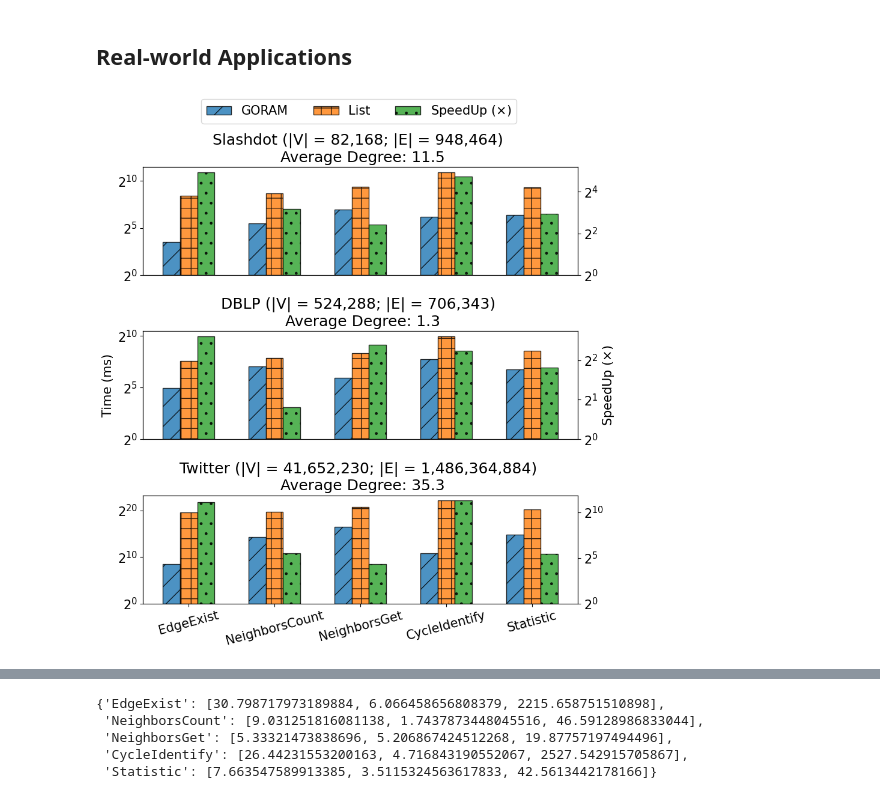
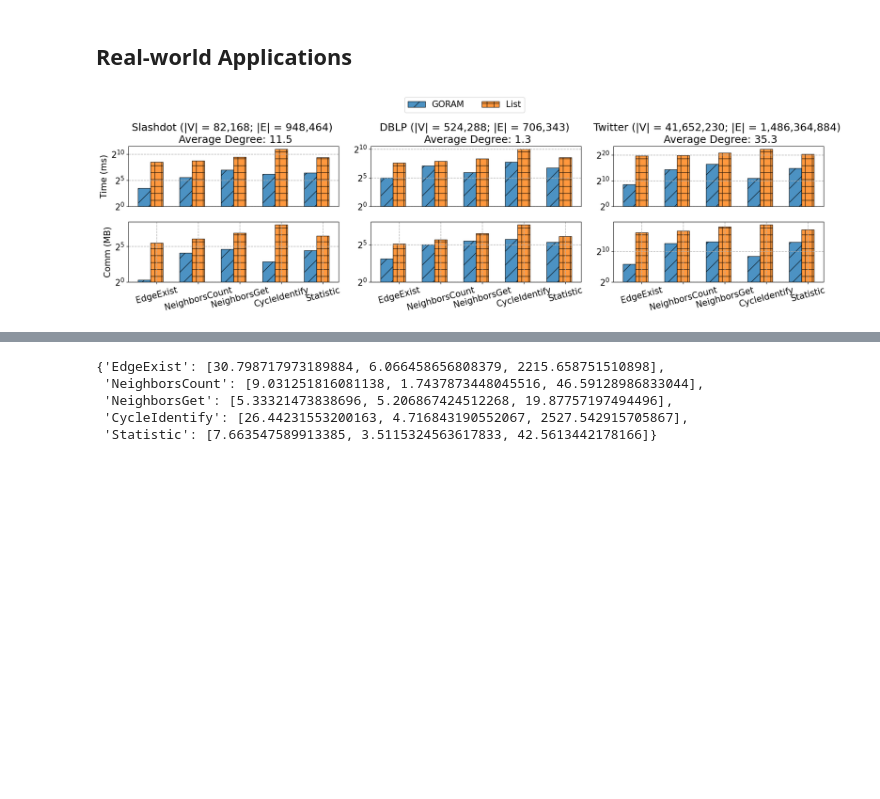
Before and after one commit to LiuXin11235/aby3, a Jupyter notebook: privGraph/analysis.ipynb, the cells around one changed output, grey strips where cells are left out. Cells and saved outputs as stored; diff of their text form; code cells hidden in the pictures; blank space fills up the shorter version.

```diff
--- a/privGraph/analysis.ipynb
+++ b/privGraph/analysis.ipynb
@@ -44,6 +74,4 @@ times_twitter = {
 # %%
-from matplotlib.ticker import FuncFormatter
-
 title_dict = {
     "slashdot": "Slashdot (|V| = 82,168; |E| = 948,464) \n Average Degree: 11.5",
     "dblp": "DBLP (|V| = 524,288; |E| = 706,343) \n Average Degree: 1.3",
@@ -51,60 +79,106 @@ title_dict = {
 }
 
 plt.rcParams['font.size'] = 15
-fig, axs = plt.subplots(3, 1, figsize=(9, 9))
+fig, axs_list = plt.subplots(2, 3, figsize=(18, 5))
 
 target_dicts = ["slashdot", "dblp", "twitter"]
 hatch_list = ["/", "+", "."]
 color_list = plt.cm.tab10([0, 1, 2])
 
 # for target in target_dicts:
+axs = axs_list[0]
 for i in range(len(target_dicts)):
     target = target_dicts[i]
     ax = axs[i]
-    ax2 = ax.twinx()
+    # ax2 = ax.twinx()
     t_dict = eval("times_" + target)
 
     operations = list(t_dict.keys())
     privGraph_times = np.array([t_dict[op]["privGraph"] for op in t_dict])
     edgelist_times = np.array([t_dict[op]["edgelist"] for op in t_dict])
 
     x = np.arange(len(operations))
-    width = 0.2
+    width = 0.3
 
     if(i == 0):
         ax.bar(x - width, np.log2(privGraph_times), width, label='GORAM', edgecolor='black', hatch=hatch_list[0], color=color_list[0], alpha=0.8)
         ax.bar(x, np.log2(edgelist_times), width, label='List', edgecolor='black', hatch=hatch_list[1], color=color_list[1], alpha=0.8)
-        ax2.bar(x + width, np.log2(edgelist_times / privGraph_times), width, label='SpeedUp ($\\times$)', edgecolor='black', hatch=hatch_list[2], color=color_list[2], alpha=0.8)
+        # ax2.bar(x + width, np.log2(edgelist_times / privGraph_times), width, label='SpeedUp ($\\times$)', edgecolor='black', hatch=hatch_list[2], color=color_list[2], alpha=0.8)
     else:
         ax.bar(x - width, np.log2(privGraph_times), width, edgecolor='black', hatch=hatch_list[0], color=color_list[0], alpha=0.8)
         ax.bar(x, np.log2(edgelist_times), width, edgecolor='black', hatch=hatch_list[1], color=color_list[1], alpha=0.8)
-        ax2.bar(x + width, np.log2(edgelist_times / privGraph_times), width, edgecolor='black', hatch=hatch_list[2], color=color_list[2], alpha=0.8)
+        # ax2.bar(x + width, np.log2(edgelist_times / privGraph_times), width, edgecolor='black', hatch=hatch_list[2], color=color_list[2], alpha=0.8)
 
-    if(i == 1):
+    if(i == 0):
         ax.set_ylabel('Time (ms)', fontsize=15)
-        ax2.set_ylabel('SpeedUp ($\\times$)', fontsize=15)
+        # ax2.set_ylabel('SpeedUp ($\\times$)', fontsize=15)
 
     log2formatter = FuncFormatter(log_2_formatter)
     ax.set_title(title_dict[target])
     ax.yaxis.set_major_formatter(log2formatter)
-    ax2.yaxis.set_major_formatter(log2formatter)
+    ax.grid(which='both', linestyle='--', linewidth=1)
+    # ax.yaxis.set_major_locator(MultipleLocator(1))
+    # ax2.yaxis.set_major_formatter(log2formatter)
+    ax.set_xticks([])
+    # ax.set_xticklabels(operations, rotation=15)
+    # ax.set_xticks(rotation=45)
+    # if(i == 2):
+        # ax.set_xticks(x)
+        # ax.set_xticklabels(operations, rotation=15)
+    # else:
+        # ax.set_xticks([])
 
+axs = axs_list[1]
+for i in range(len(target_dicts)):
+    target = target_dicts[i]
+    ax = axs[i]
+    # ax2 = ax.twinx()
+    t_dict = eval("comm_" + target)
+
+    operations = list(t_dict.keys())
+    privGraph_times = np.array([t_dict[op]["privGraph"] for op in t_dict])
+    edgelist_times = np.array([t_dict[op]["edgelist"] for op in t_dict])
+
+    x = np.arange(len(operations))
+    width = 0.3
+
+    # if(i == 0):
+        # ax.bar(x - width, np.log2(privGraph_times), width, label='GORAM', edgecolor='black', hatch=hatch_list[0], color=color_list[0], alpha=0.8)
+        # ax.bar(x, np.log2(edgelist_times), width, label='List', edgecolor='black', hatch=hatch_list[1], color=color_list[1], alpha=0.8)
+        # ax2.bar(x + width, np.log2(edgelist_times / privGraph_times), width, label='SpeedUp ($\\times$)', edgecolor='black', hatch=hatch_list[2], color=color_list[2], alpha=0.8)
+    # else:
+    ax.bar(x - width, np.log2(privGraph_times), width, edgecolor='black', hatch=hatch_list[0], color=color_list[0], alpha=0.8)
+    ax.bar(x, np.log2(edgelist_times), width, edgecolor='black', hatch=hatch_list[1], color=color_list[1], alpha=0.8)
+        # ax2.bar(x + width, np.log2(edgelist_times / privGraph_times), width, edgecolor='black', hatch=hatch_list[2], color=color_list[2], alpha=0.8)
+
+    if(i == 0):
+        ax.set_ylabel('Comm (MB)', fontsize=15)
+        # ax2.set_ylabel('SpeedUp ($\\times$)', fontsize=15)
+
+    log2formatter = FuncFormatter(log_2_formatter)
+    # ax.set_title(title_dict[target])
+    ax.yaxis.set_major_formatter(log2formatter)
+    ax.grid(which='both', linestyle='--', linewidth=1)
+    # ax.yaxis.set_major_locator(MultipleLocator(1))
+    # ax2.yaxis.set_major_formatter(log2formatter)
+    ax.set_xticks(x)
+    ax.set_xticklabels(operations, rotation=15)
     # ax.set_xticks(rotation=45)
-    if(i == 2):
-        ax.set_xticks(x)
-        ax.set_xticklabels(operations, rotation=15)
-    else:
-        ax.set_xticks([])
+    # if(i == 2):
+        # ax.set_xticks(x)
+        # ax.set_xticklabels(operations, rotation=15)
+    # else:
+        # ax.set_xticks([])
 
 
 # plt.legend()
-fig.legend(bbox_to_anchor=(0.5, 1.05), loc='upper center', ncol=3)
+fig.legend(bbox_to_anchor=(0.5, 1.1), loc='upper center', ncol=3)
 plt.tight_layout()
 # plt.show()
 
 plt.savefig("./graph/real_world.pdf", bbox_inches='tight', dpi=300)
 # %% [output]
-[figure, old version]
+[figure, new version]
 # %%
 # for target in target_dicts:
 query_dict = {op: [] for op in times_slashdot}
```
Also changed, not shown: parts of 5 cells of this notebook.
